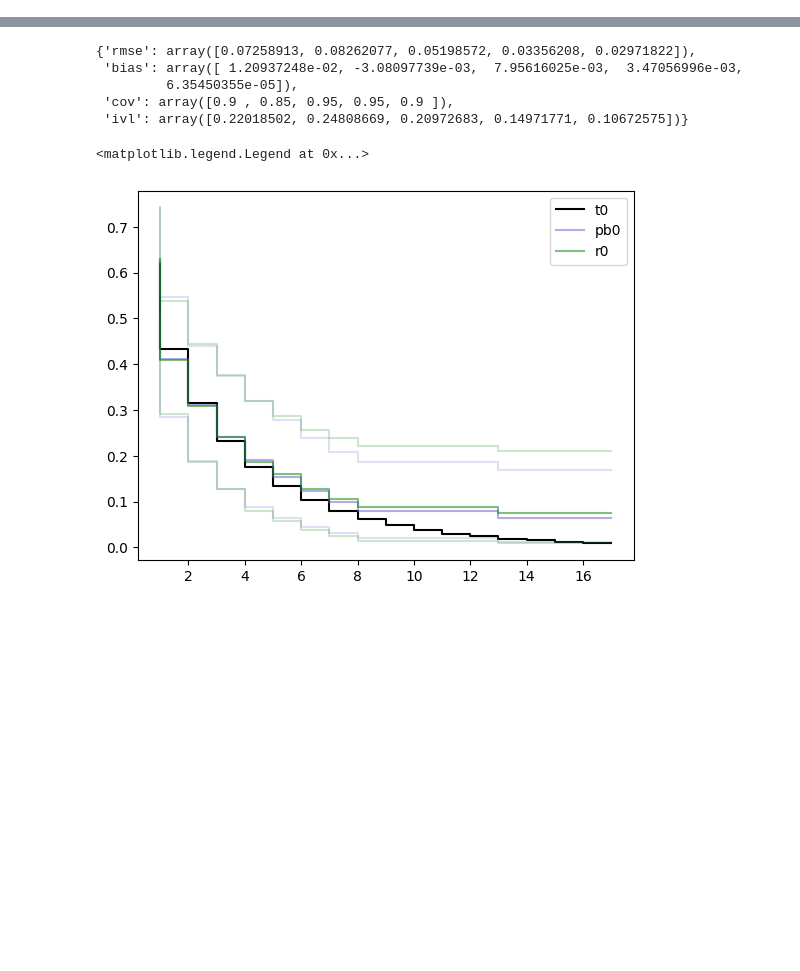
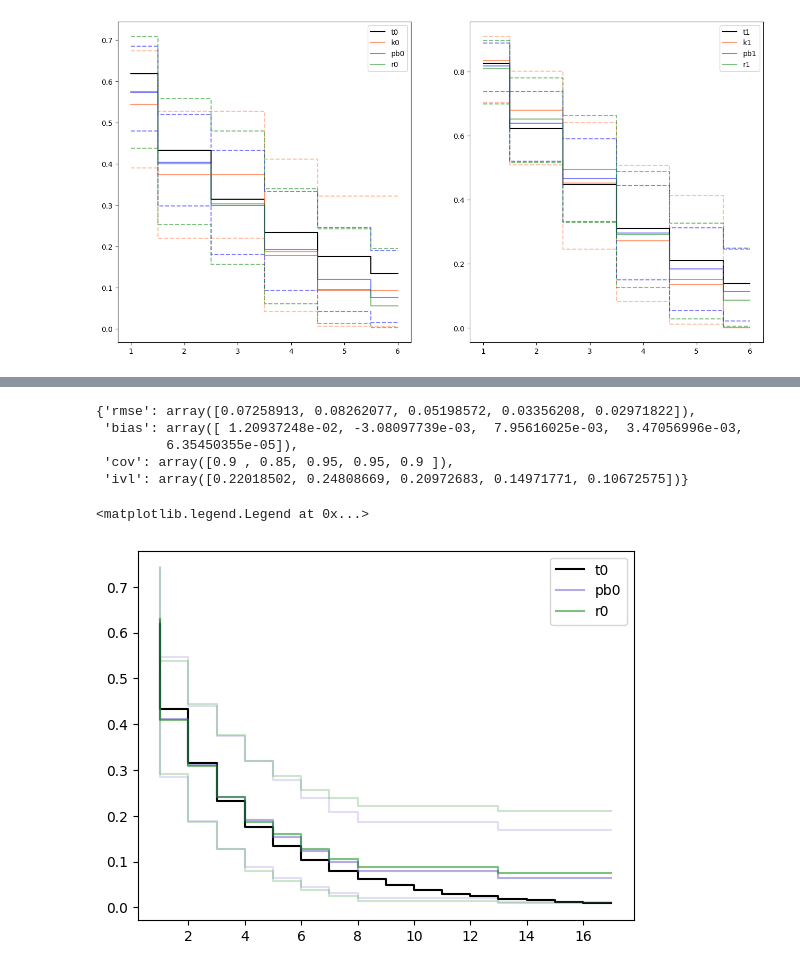
Before and after one commit to CDCgov/BART-Survival, a Jupyter notebook: notebook/functions1.ipynb, the cells around one changed output, grey strips where cells are left out. Cells and saved outputs as stored; diff of their text form; code cells hidden in the pictures; blank space fills up the shorter version.

```diff
--- a/notebook/functions1.ipynb
+++ b/notebook/functions1.ipynb
@@ -87,3 +110,7 @@ cens mean 11.6
+# %%
+fig
+# %% [output]
+[figure, added]
 # %%
 meta_lst = []
 sv_true_lst0 = []
```
Also changed, not shown: parts of 14 cells of this notebook, 14 other files.
